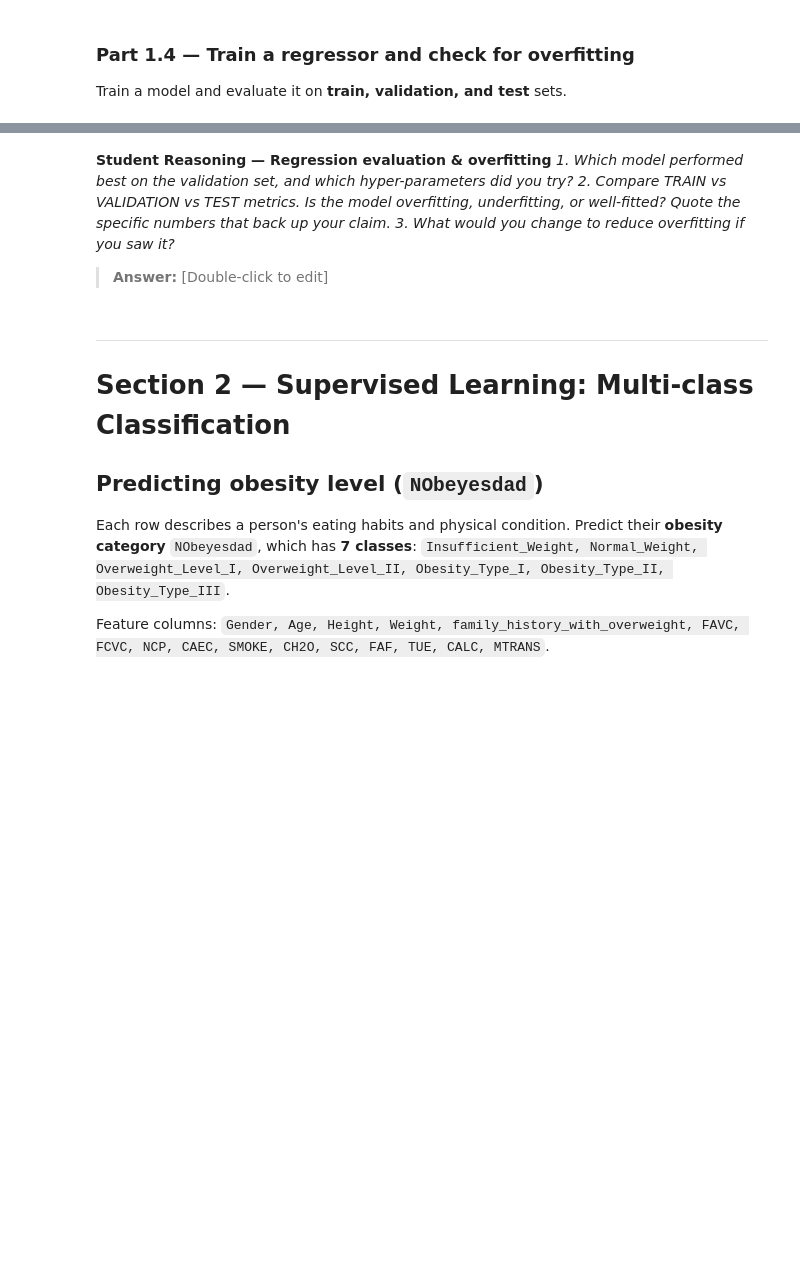
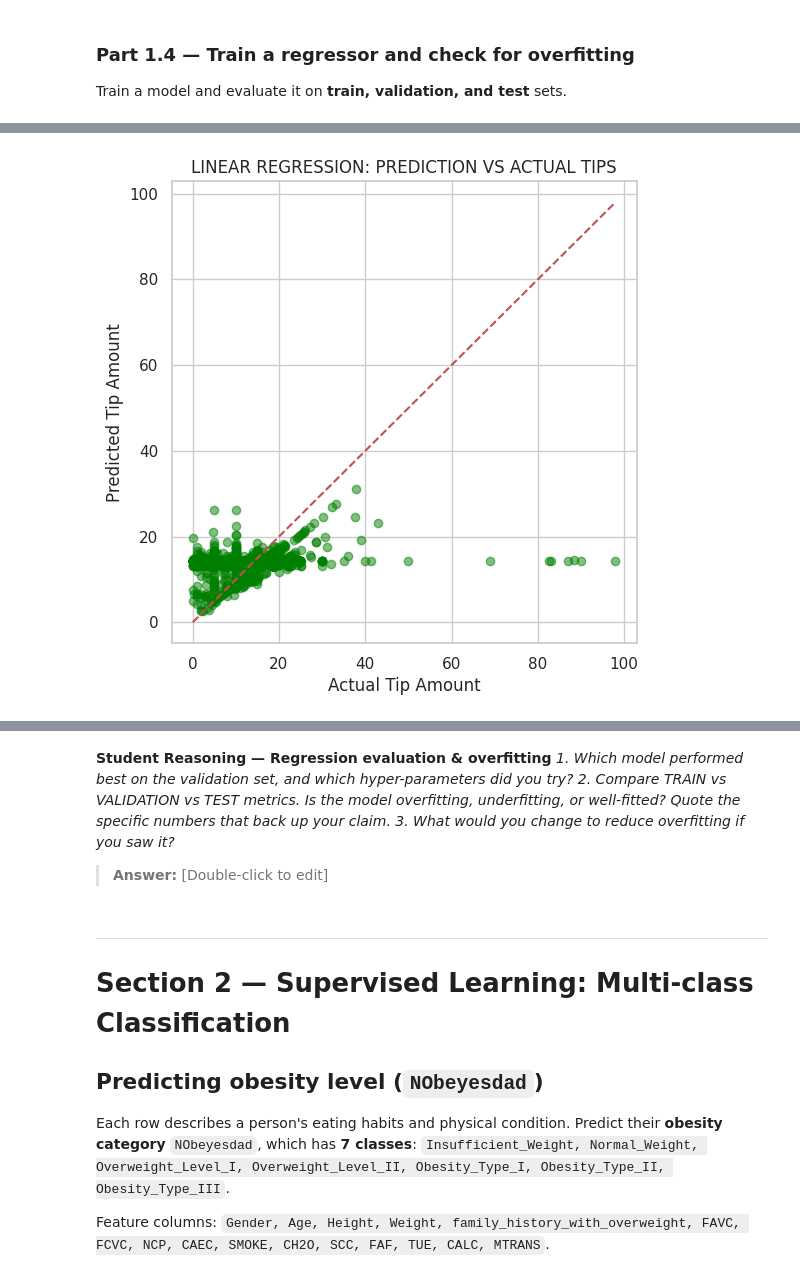
Before and after one commit to joyy-atschool/lab-2-predictive-analytics, a Jupyter notebook: lab_2_predictive_analytics.ipynb, the cells around one changed output, grey strips where cells are left out. Cells and saved outputs as stored; diff of their text form; code cells hidden in the pictures; blank space fills up the shorter version.

```diff
--- a/lab_2_predictive_analytics.ipynb
+++ b/lab_2_predictive_analytics.ipynb
@@ -258,7 +258,7 @@ y = taxi_encoded['tip_amount']
 from sklearn.model_selection import train_test_split
 #   First split off the test set, then split the remainder into train + validation.
 #   Use random_state=RANDOM_STATE.
-X_temp,X_test,y_temp,y_text = train_test_split(X,y,test_size = 0.2,random_state = RANDOM_STATE)
+X_temp,X_test,y_temp,y_test = train_test_split(X,y,test_size = 0.2,random_state = RANDOM_STATE)
 
 X_train,X_val,y_train,y_val = train_test_split(X_temp,y_temp,test_size = 0.25,random_state = RANDOM_STATE)
 # TODO: Fit your scaler on the TRAINING set only, then transform train, val, and test.
@@ -298,0 +362,18 @@ from sklearn.ensemble import RandomForestRegressor
+# %%
+plt.figure(figsize=(6,6))
+
+plt.scatter(y_test, y_test_linear_pred,color='green', alpha=0.5)
+
+plt.plot(
+    [y_test.min(), y_test.max()],
+    [y_test.min(), y_test.max()],
+    'r--'
+)
+
+plt.xlabel("Actual Tip Amount")
+plt.ylabel("Predicted Tip Amount")
+plt.title("LINEAR REGRESSION: PREDICTION VS ACTUAL TIPS")
+
+plt.show()
+# %% [output]
+[figure, added]
```
Also changed, not shown: parts of 2 cells of this notebook.
